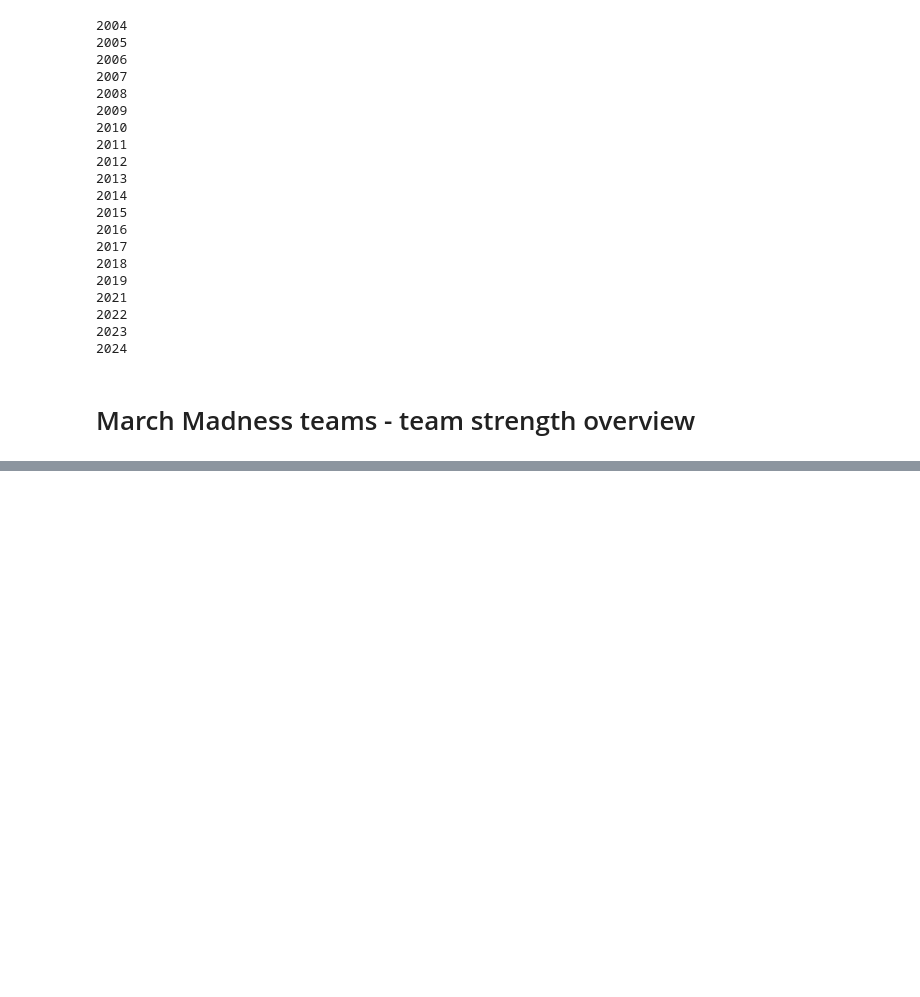
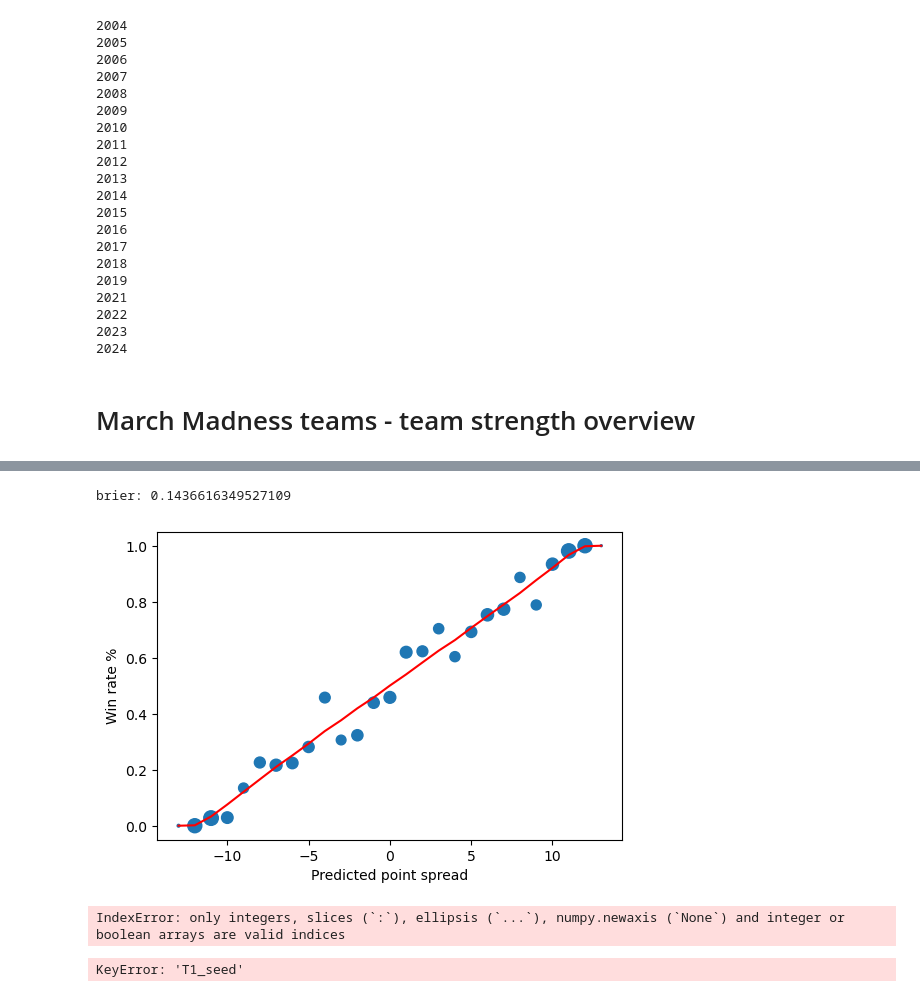
Before and after one commit to dsw225/March-Machine-Learning-Mania-2025, a Jupyter notebook: MMChallengeAttempt.ipynb, the cells around one changed output, grey strips where cells are left out. Drawn from its saved outputs; the diff is of its cells as text; code cells hidden in the pictures; blank space fills up the shorter version.

```diff
--- a/MMChallengeAttempt.ipynb
+++ b/MMChallengeAttempt.ipynb
@@ -65,8 +77,7 @@ regular_data = prepare_data(regular_results)
 # %%
 # not interested in pre-selection matches - first four started 2011 mens 2022 women
 # 136 FOR MENS 137 FOR WOMEN
-tourney_data = tourney_data.loc[tourney_data['DayNum'] >= 136].reset_index(drop=True)
-# tourney_data = tourney_data.loc[tourney_data['DayNum'] >= 137].reset_index(drop=True)
+tourney_data = tourney_data.loc[tourney_data['DayNum'] >= day_cutoff].reset_index(drop=True)
 
 # #Add round
 def assign_intervals(day_nums):
@@ -626,0 +698,27 @@ brier: 0.2773
+# %%
+# estimate spline model on predicted win margins
+t = 12
+dat = list(zip(oof_preds, np.array(oof_targets)>0))
+dat = sorted(dat, key = lambda x: x[0]) # need to have this increasing for UnivariateSpline
+pred, label = list(zip(*dat))
+spline_model = UnivariateSpline(np.clip(pred, -t, t), label, k=3) # clip predicted win margin for better fit
+spline_fit = np.clip(spline_model(np.clip(oof_preds, -t, t)), 0, 1)
+print(f"brier: {brier_score_loss(np.array(oof_targets)>0, spline_fit)}")
+#brier: 0.1648473458364873
+# %% [output]
+brier: 0.1436616349527109
+# %%
+# win margin model predictions and win probability spline fit on the same plot
+df = pd.DataFrame({'pred': np.round(oof_preds,0),
+                   'label': np.array(oof_targets)>0,
+                   'spline_fit': spline_fit})
+df = df.groupby('pred')[['label', 'spline_fit']].agg(['mean', 'count']).reset_index()
+
+fig, ax1 = plt.subplots(figsize = (6,4))
+ax1.scatter(df['pred'], df['label']['mean'], df['label']['count'])
+ax1.plot(df['pred'], df['spline_fit']['mean'], 'r')
+ax1.set_xlabel('Predicted point spread')
+ax1.set_ylabel('Win rate %')
+plt.show()
+# %% [output]
+[figure, added]
@@ -626,0 +740,11 @@ brier: 0.2773
+# %%
+# inference for every model, take average as final prediction
+preds = []
+for oof_season in set(tourney_data.Season):
+    dtest = xgb.DMatrix(X[features].values)
+    margin_preds = models[oof_season].predict(dtest)
+    probs = np.clip(spline_model(np.clip(margin_preds, -t, t)), 0, 1)
+    preds.append(probs)
+X['Pred'] = np.array(preds).mean(axis=0)
+# %% [output]
+IndexError: only integers, slices (`:`), ellipsis (`...`), numpy.newaxis (`None`) and integer or boolean arrays are valid indices
@@ -626,0 +757,4 @@ brier: 0.2773
+# %%
+pd.pivot_table(data = df, index='T1_seed', columns='T2_seed', values='pred', aggfunc='mean').style.bar(color='#5fba7d', vmin=0, vmax=1)
+# %% [output]
+KeyError: 'T1_seed'
```
Also changed, not shown: parts of 7 cells of this notebook, 2 other files.
